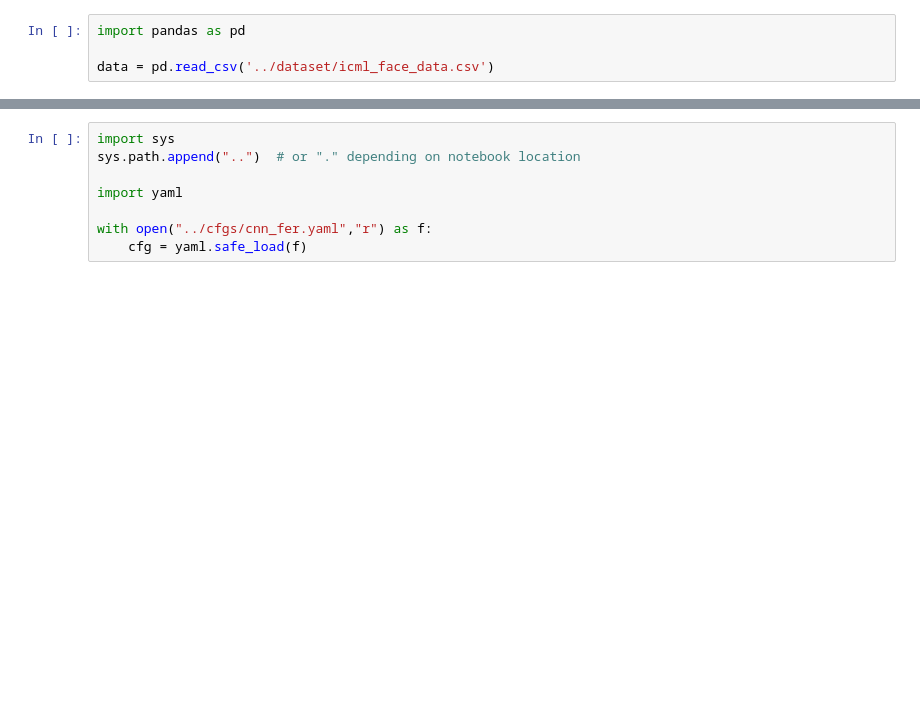
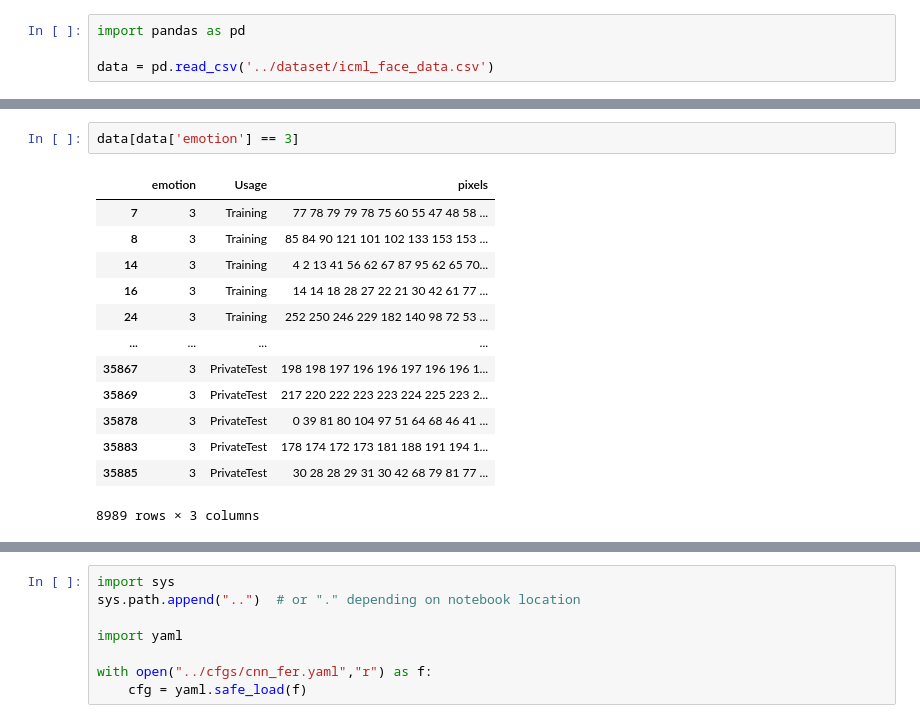
Before and after one commit to dinar-orazgaliyev/fer_project, a Jupyter notebook: notebooks/main.ipynb, the cells around one changed output, grey strips where cells are left out. Cells and saved outputs as stored; diff of their text form; blank space fills up the shorter version.

```diff
--- a/notebooks/main.ipynb
+++ b/notebooks/main.ipynb
@@ -16,3 +28,19 @@ data = pd.read_csv('../dataset/icml_face_data.csv')
+# %%
+data[data['emotion'] == 3]
+# %% [output]
+|  | emotion | Usage | pixels |
+| 7 | 3 | Training | 77 78 79 79 78 75 60 55 47 48 58 ... |
+| 8 | 3 | Training | 85 84 90 121 101 102 133 153 153 ... |
+| 14 | 3 | Training | 4 2 13 41 56 62 67 87 95 62 65 70... |
+| 16 | 3 | Training | 14 14 18 28 27 22 21 30 42 61 77 ... |
+| 24 | 3 | Training | 252 250 246 229 182 140 98 72 53 ... |
+| ... | ... | ... | ... |
+| 35867 | 3 | PrivateTest | 198 198 197 196 196 197 196 196 1... |
+| 35869 | 3 | PrivateTest | 217 220 222 223 223 224 225 223 2... |
+| 35878 | 3 | PrivateTest | 0 39 81 80 104 97 51 64 68 46 41 ... |
+| 35883 | 3 | PrivateTest | 178 174 172 173 181 188 191 194 1... |
+| 35885 | 3 | PrivateTest | 30 28 28 29 31 30 42 68 79 81 77 ... |
+8989 rows × 3 columns
 # %%
 import numpy as np
 import matplotlib.pyplot as plt
```
Also changed, not shown: parts of 6 cells of this notebook, 11 other files.
